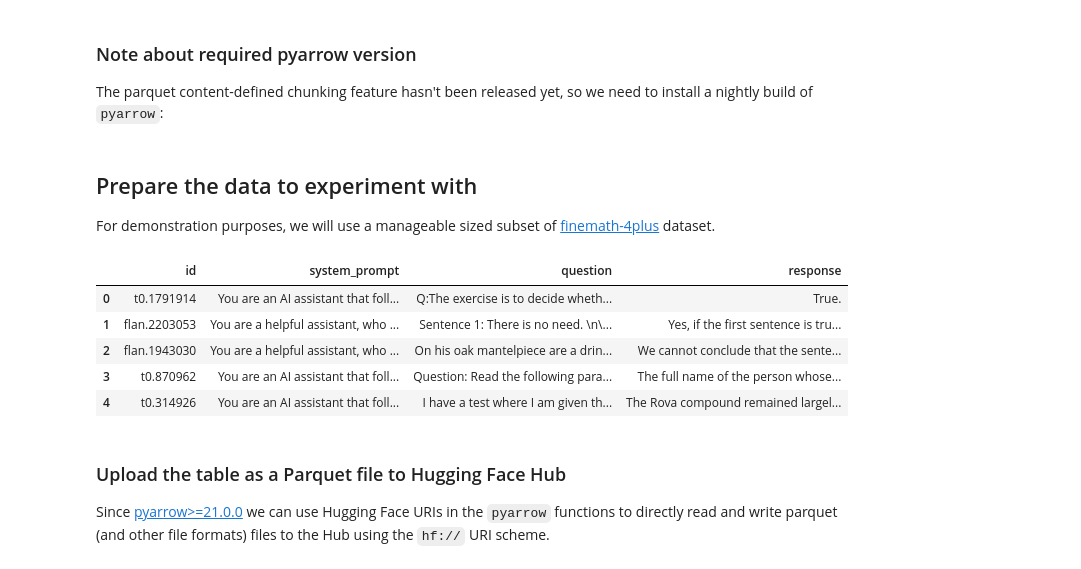
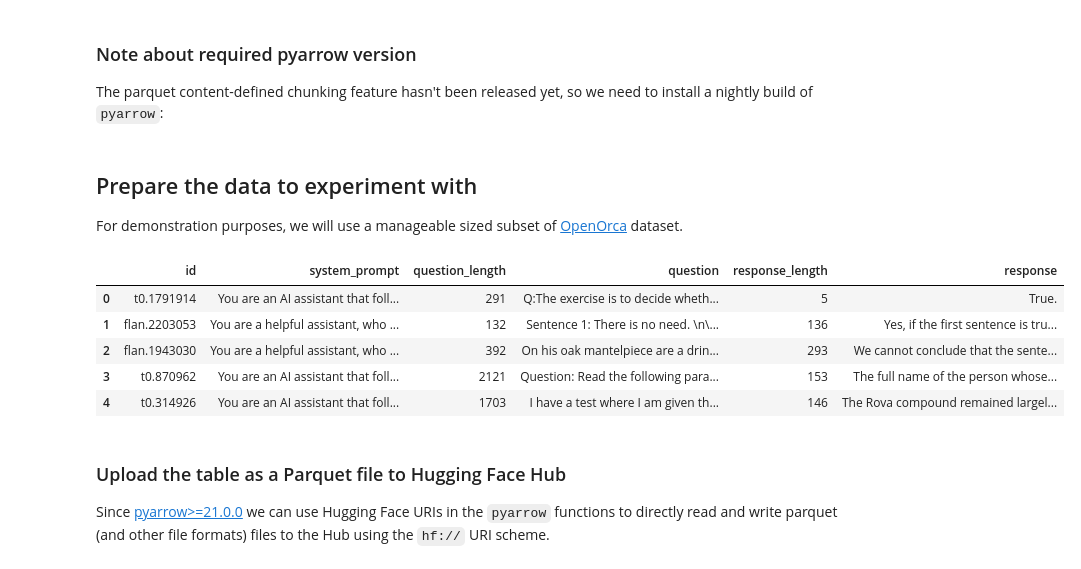
Before and after one commit to huggingface/dataset-dedupe-estimator, a Jupyter notebook: notebooks/parquet-cdc.ipynb, the cells around one changed output. Drawn from its saved outputs; the diff is of its cells as text; code cells hidden in the pictures.

```diff
--- a/notebooks/parquet-cdc.ipynb
+++ b/notebooks/parquet-cdc.ipynb
@@ -16,4 +16,4 @@ The parquet content-defined chunking feature hasn't been released yet, so we nee
 # %% [markdown]
 ## Prepare the data to experiment with
 
-For demonstration purposes, we will use a manageable sized subset of [finemath-4plus](https://huggingface.co/datasets/HuggingFaceTB/finemath) dataset.
+For demonstration purposes, we will use a manageable sized subset of [OpenOrca](https://huggingface.co/datasets/Open-Orca/OpenOrca) dataset.
@@ -28,11 +20,41 @@ For demonstration purposes, we will use a manageable sized subset of [finemath-4
 # %%
+import pyarrow as pa
+import pyarrow.compute as pc
 import pyarrow.parquet as pq
 from huggingface_hub import hf_hub_download
 
+
+# download the dataset from Hugging Face Hub into local cache
 path = hf_hub_download(
     repo_id="Open-Orca/OpenOrca",
     filename="3_5M-GPT3_5-Augmented.parquet",
     repo_type="dataset"
 )
 
-full = pq.read_table(path)
+# read the cached parquet file into a PyArrow table
+orca = pq.read_table(path)
+
+# augment the table some additional columns
+orca = orca.add_column(
+    orca.schema.get_field_index("question"),
+    "question_length",
+    pc.utf8_length(orca["question"])
+)
+orca = orca.add_column(
+    orca.schema.get_field_index("response"),
+    "response_length",
+    pc.utf8_length(orca["response"])
+)
+
+# limit the table to the first 100,000 rows
+table = orca[:100_000]
+
+# take a look at the first 5 rows of the table
+table[:5].to_pandas()
+# %% [output]
+|  | id | system_prompt | question_length | question | response_length | response |
+| 0 | t0.1791914 | You are an AI assistant that foll... | 291 | Q:The exercise is to decide wheth... | 5 | True. |
+| 1 | flan.2203053 | You are a helpful assistant, who ... | 132 | Sentence 1: There is no need. \n\... | 136 | Yes, if the first sentence is tru... |
+| 2 | flan.1943030 | You are a helpful assistant, who ... | 392 | On his oak mantelpiece are a drin... | 293 | We cannot conclude that the sente... |
+| 3 | t0.870962 | You are an AI assistant that foll... | 2121 | Question: Read the following para... | 153 | The full name of the person whose... |
+| 4 | t0.314926 | You are an AI assistant that foll... | 1703 | I have a test where I am given th... | 146 | The Rova compound remained largel... |
@@ -43,12 +61,3 @@ table = full[:500_000]
-# %%
-table[:5].to_pandas()
-# %% [output]
-|  | id | system_prompt | question | response |
-| 0 | t0.1791914 | You are an AI assistant that foll... | Q:The exercise is to decide wheth... | True. |
-| 1 | flan.2203053 | You are a helpful assistant, who ... | Sentence 1: There is no need. \n\... | Yes, if the first sentence is tru... |
-| 2 | flan.1943030 | You are a helpful assistant, who ... | On his oak mantelpiece are a drin... | We cannot conclude that the sente... |
-| 3 | t0.870962 | You are an AI assistant that foll... | Question: Read the following para... | The full name of the person whose... |
-| 4 | t0.314926 | You are an AI assistant that foll... | I have a test where I am given th... | The Rova compound remained largel... |
 # %% [markdown]
 ### Upload the table as a Parquet file to Hugging Face Hub
 
```
Also changed, not shown: parts of 48 cells of this notebook.
